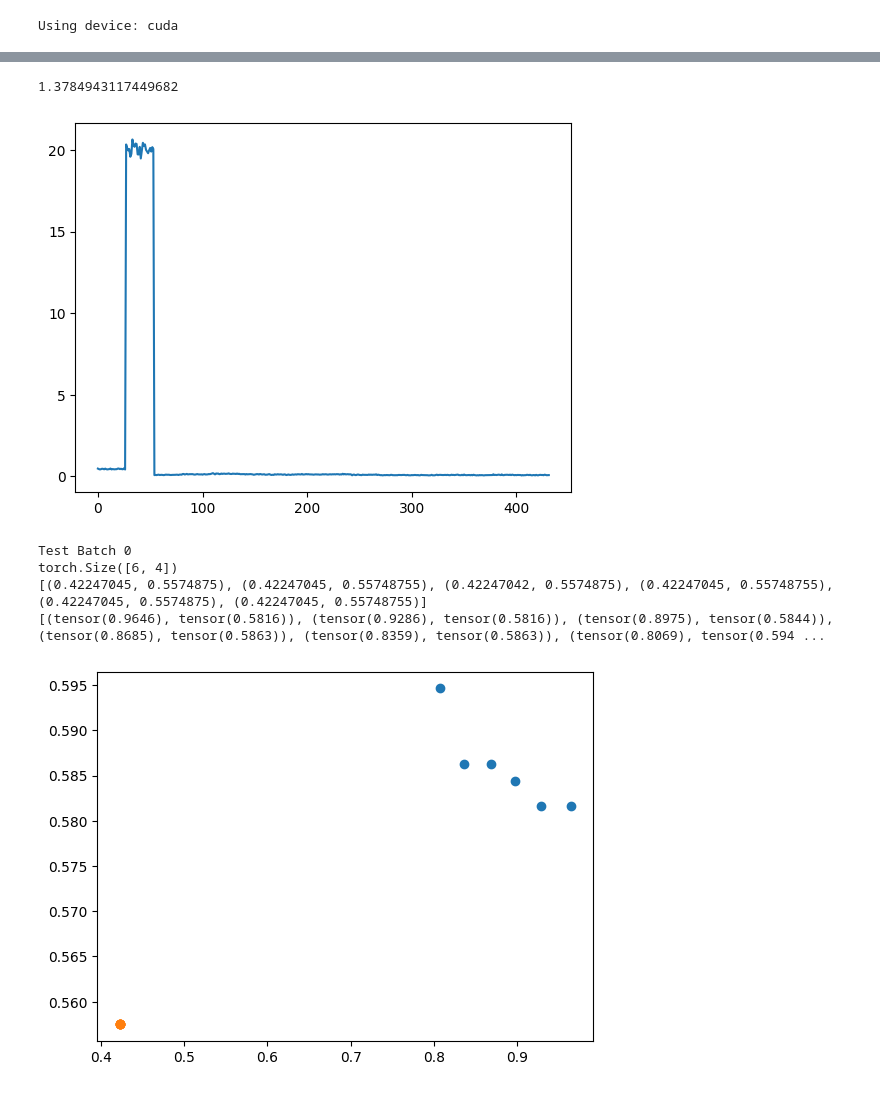
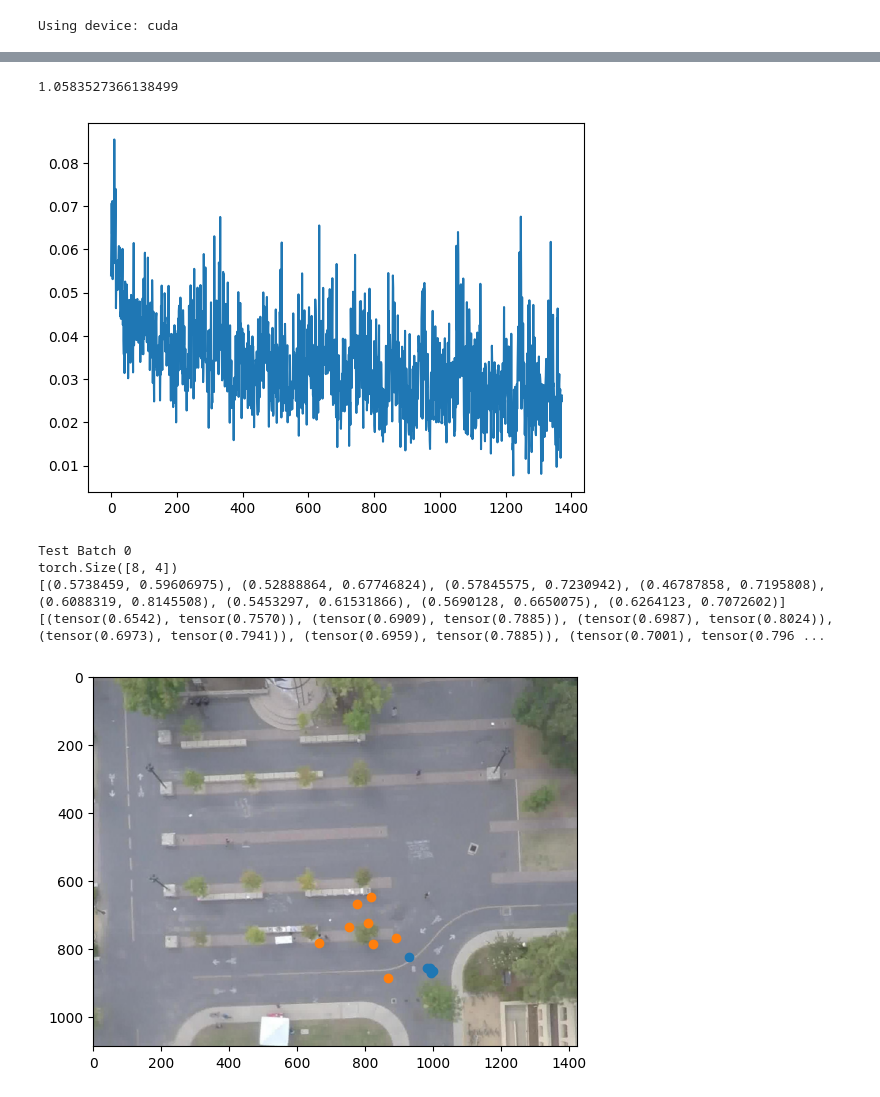
Before and after one commit to NicolasDepre/transformer_trajectory_prediction, a Jupyter notebook: SDD/trainer.ipynb, the cells around one changed output, grey strips where cells are left out. Saved outputs shown, nothing was run; the diff lists cells and outputs as text; code cells hidden in the pictures.

```diff
--- a/SDD/trainer.ipynb
+++ b/SDD/trainer.ipynb
@@ -189,17 +208,17 @@ if __name__ == "__main__":
 
     device = torch.device('cuda' if torch.cuda.is_available() else 'cpu')
     print('Using device:', device)
-    model = SimpleViT(dim=512)
+    model = SimpleViT(dim=1024)
 
 
 
-    optim = Adam(params=model.parameters(),lr=0.001)
+    optim = Adam(params=model.parameters(),lr=0.0001)
 # %% [output]
 Using device: cuda
 # %%
-dataset = TrajDataset("datasets/bookstore/video0", device, img_step=10,train=True,n_prev=8)
+dataset = TrajDataset("datasets/bookstore/video0", device, img_step=100,train=True,n_prev=8,n_next=8)
 
-test_dataset = TrajDataset("datasets/bookstore/video0", device, img_step=10,train=False,n_prev=8)
+test_dataset = TrajDataset("datasets/bookstore/video0", device, img_step=100,train=False,n_prev=8,n_next=8)
 # %% [output]
 opening track 0
 opening track 1
@@ -221,5 +240,5 @@ opening track 189
 # %%
-batch_size = 50
+batch_size = 10
 train_loader = DataLoader(dataset, batch_size=batch_size, shuffle=True)
 
 test_loader = DataLoader(test_dataset,batch_size=batch_size,shuffle=True)
@@ -231,7 +250,7 @@ test_loss = []
 
 for id_b, batch in enumerate(test_loader):
 
-    print(f"Test Batch {id_b}")
+
     if len(batch["X"]) != batch_size: continue
     model.eval()
 
@@ -239,14 +258,14 @@ for id_b, batch in enumerate(test_loader):
     Y_test = batch["Y"]
 
 
+
     pred = model(X_test.to(device))
     l = criterion(pred,Y_test.to(device))
     test_loss.append(l.item())
 
-for epoch in range(5):
+for epoch in range(50):
     print("Starting epoch: ", epoch)
     for id_b, batch in enumerate(train_loader):
-        print(f"Batch {id_b}")
         if len(batch["X"]) != batch_size: continue
 
         model.train()
@@ -261,10 +280,9 @@ for epoch in range(5):
         optim.step()
 
 
-        if id_b % 50 == 0:
+        if id_b % 250 == 0:
             for id_b2, batch_test in enumerate(test_loader):
 
-                print(f"Test Batch {id_b2}")
                 if len(batch_test["X"]) != batch_size: continue
                 model.eval()
 
@@ -308,34 +312,36 @@ plt.show()
 # %%
 print(np.mean(test_loss))
-plt.plot(test_loss)
+plt.plot(test_loss[100:])
 plt.show()
 # %% [output]
-1.3784943117449682
+1.0583527366138499
-[figure, old version]
+[figure, new version]
 # %%
 for id_b2, batch_test in enumerate(test_loader):
 
                 print(f"Test Batch {id_b2}")
                 if len(batch_test["X"]) != batch_size: continue
                 model.eval()
 
                 X_test = batch_test["X"]
                 Y_test = batch_test["Y"]
                 print(Y_test[0].shape)
                 pred = model(X_test.to(device))
                 points = [(k[0],k[1]) for k in Y_test[7]]
                 points2 = [(k[0],k[1]) for k in pred[7].cpu().detach().numpy()]
                 x,y = zip(*points)
                 x2,y2 = zip(*points2)
                 print(points2)
                 print(points)
-                plt.scatter(x,y, label="Truth")
-                plt.scatter(x2,y2,label="Prediction")
+                plt.scatter([k*1424 for k in x],[k*1088 for k in y], label="Truth")
+                plt.scatter([k*1424 for k in x2],[k*1088 for k in y2],label="Prediction")
+                plt.imread("reference.jpg")
+                plt.imshow(plt.imread("reference.jpg"))
                 plt.show()
                 break
 # %% [output]
 Test Batch 0
-torch.Size([6, 4])
-[(0.42247045, 0.5574875), (0.42247045, 0.55748755), (0.42247042, 0.5574875), (0.42247045, 0.55748755), (0.42247045, 0.5574875), (0.42247045, 0.55748755)]
-[(tensor(0.9646), tensor(0.5816)), (tensor(0.9286), tensor(0.5816)), (tensor(0.8975), tensor(0.5844)), (tensor(0.8685), tensor(0.5863)), (tensor(0.8359), tensor(0.5863)), (tensor(0.8069), tensor(0.594 ...
+torch.Size([8, 4])
+[(0.5738459, 0.59606975), (0.52888864, 0.67746824), (0.57845575, 0.7230942), (0.46787858, 0.7195808), (0.6088319, 0.8145508), (0.5453297, 0.61531866), (0.5690128, 0.6650075), (0.6264123, 0.7072602)]
+[(tensor(0.6542), tensor(0.7570)), (tensor(0.6909), tensor(0.7885)), (tensor(0.6987), tensor(0.8024)), (tensor(0.6973), tensor(0.7941)), (tensor(0.6959), tensor(0.7885)), (tensor(0.7001), tensor(0.796 ...
-[figure, old version]
+[figure, new version]
```
Also changed, not shown: parts of 4 cells of this notebook, 1 other file.
